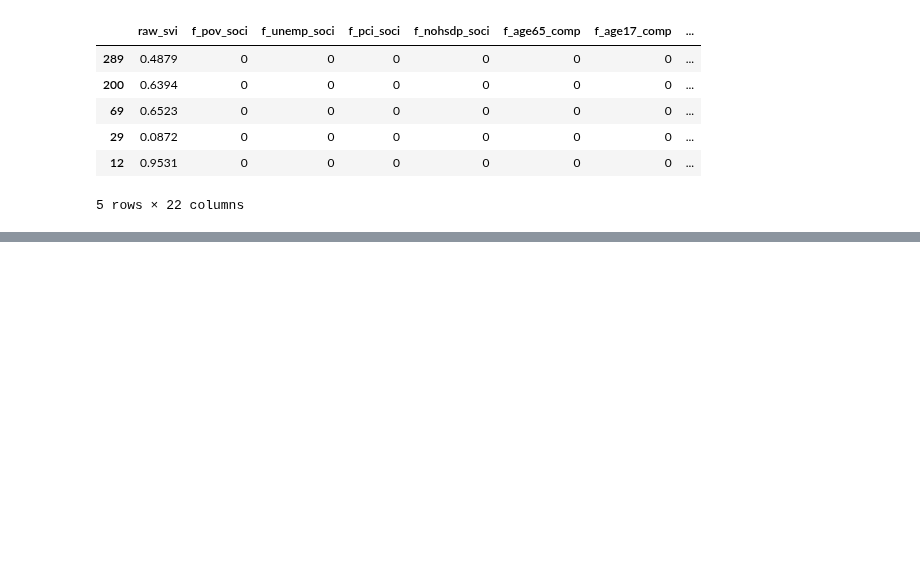
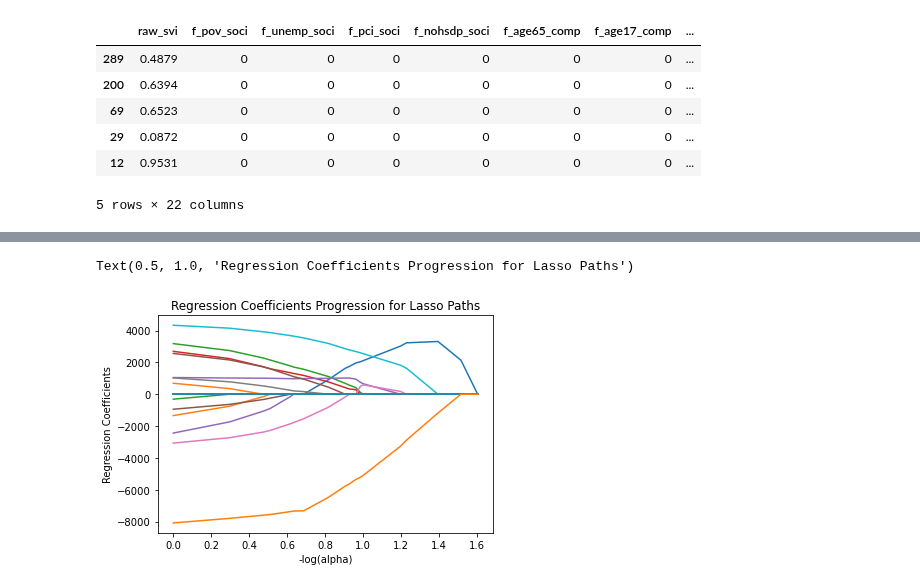
Before and after one commit to SVI-Capstone/svi_capstone, a Jupyter notebook: model_attributes.ipynb, the cells around one changed output, grey strips where cells are left out. Saved outputs shown, nothing was run; the diff lists cells and outputs as text; code cells hidden in the pictures; blank space fills up the shorter version.

```diff
--- a/model_attributes.ipynb
+++ b/model_attributes.ipynb
@@ -487,2 +475,22 @@ Text(0.5, 1.0, 'Regression Coefficients Progression for Lasso Paths')
+# %%
+# %matplotlib inline
+ax = plt.gca()
+
+m_log_alphas_pos = np.log10(modelLL.alphas_) # alpha contains the values of alpha through the model selection process.
+# plt.figure(figsize = (16, 9))
+plt.plot(m_log_alphas_pos, modelLL.coef_path_.T) # change in regression coefficient
+np.shape(modelLL.coef_path_), np.shape(m_log_alphas_pos)
+
+# plt.axvline(-np.log10(modelLL.alphas_), linestyle='--', color='k',
+#             label='alpha CV')
+
+plt.ylabel('Regression Coefficients')
+plt.xlabel('-log(alpha)')
+plt.title('Regression Coefficients Progression for Lasso Paths')
+# ax.set_xlim(m_log_alphas_pos.min(), m_log_alphas_pos.max())
+# plt.show()
+# %% [output]
+Text(0.5, 1.0, 'Regression Coefficients Progression for Lasso Paths')
+[figure, added]
 # %%
 modelLL.alphas_
```
Also changed, not shown: parts of 47 cells of this notebook, 2 other files.
